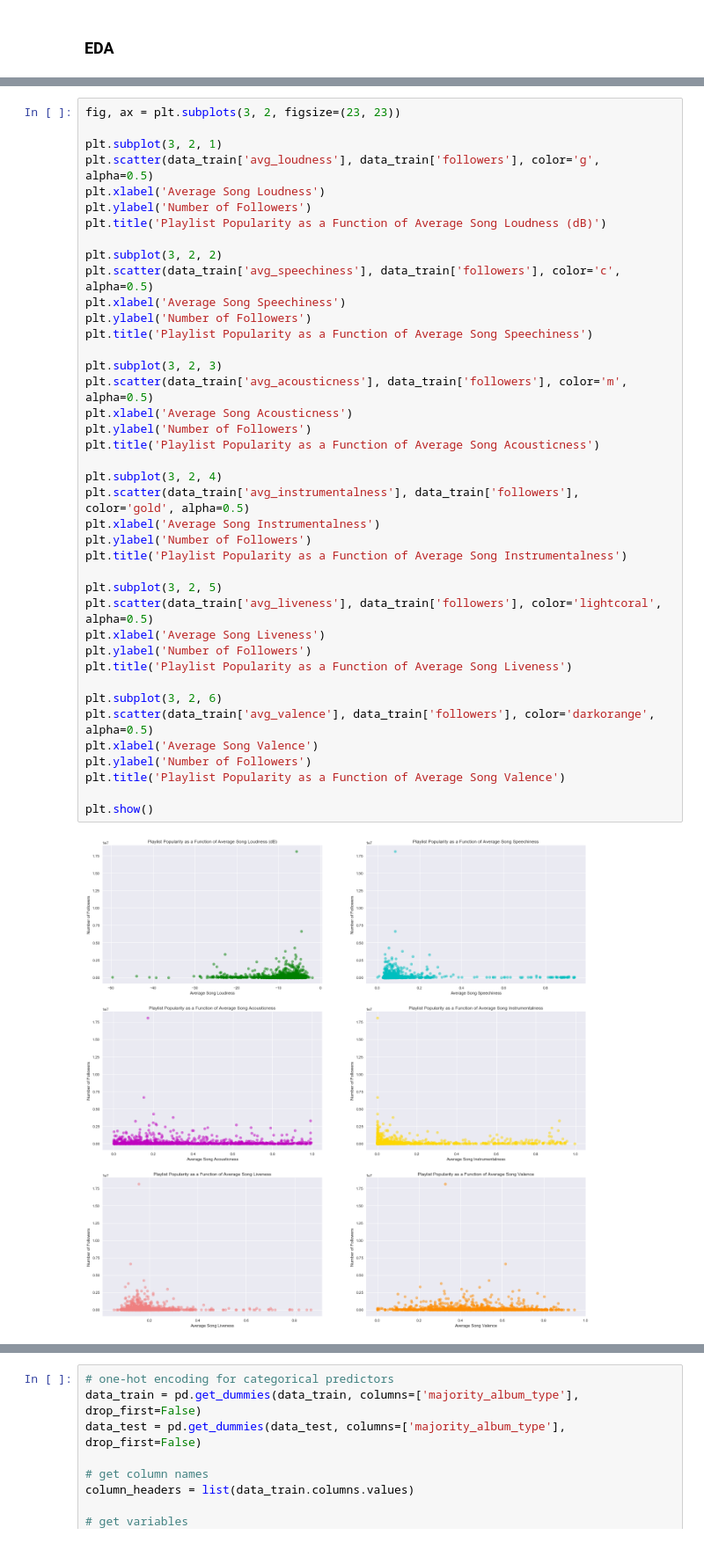
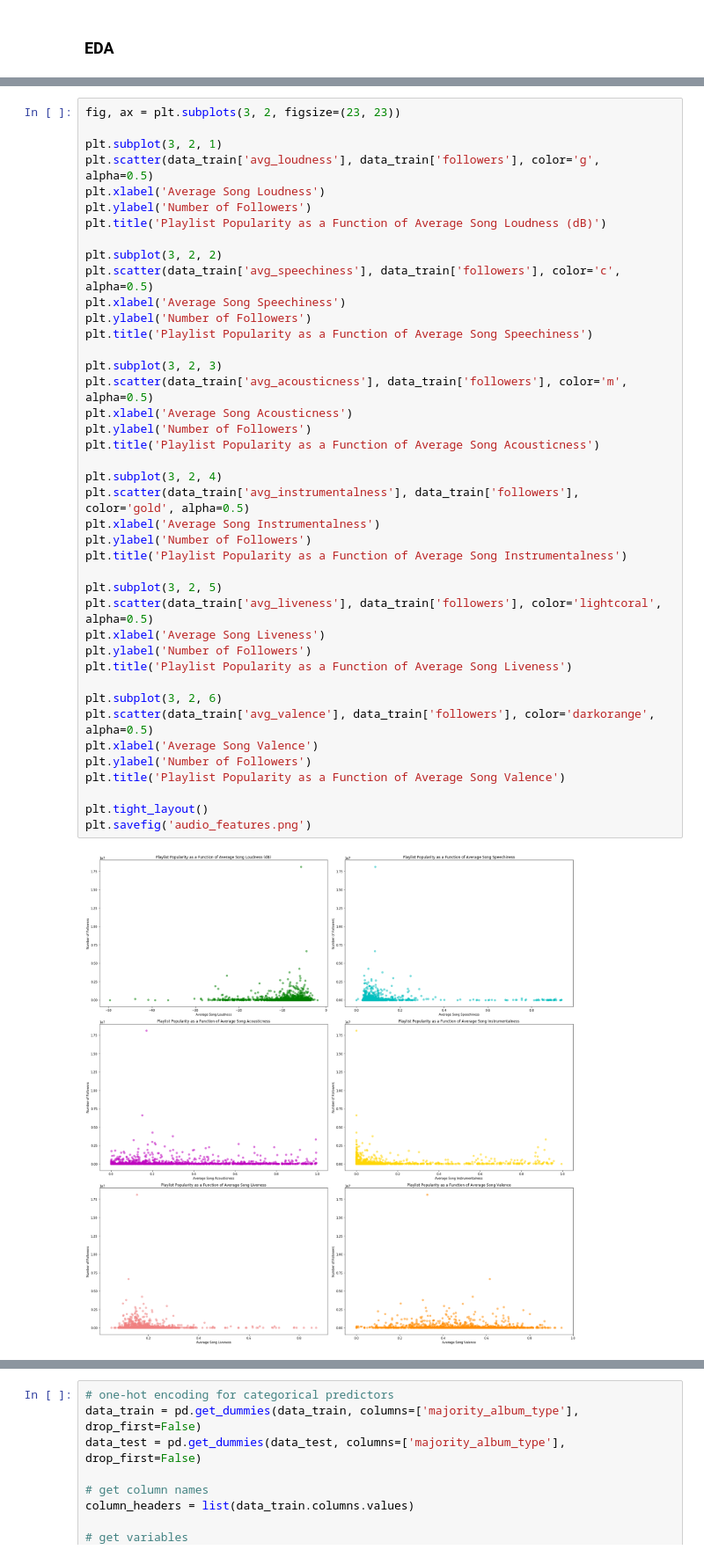
Before and after one commit to michelle-chiang/CS109-Final-Project, a Jupyter notebook: FILES FOR SUBMISSION/cs109a_final_project_models.ipynb, the cells around one changed output, grey strips where cells are left out. Shown at 88% size. Saved outputs shown, nothing was run; the diff lists cells and outputs as text.

```diff
--- a/FILES FOR SUBMISSION/cs109a_final_project_models.ipynb
+++ b/FILES FOR SUBMISSION/cs109a_final_project_models.ipynb
@@ -120,35 +117,36 @@ plt.subplot(3, 2, 2)
 plt.scatter(data_train['avg_speechiness'], data_train['followers'], color='c', alpha=0.5)
 plt.xlabel('Average Song Speechiness')
 plt.ylabel('Number of Followers')
 plt.title('Playlist Popularity as a Function of Average Song Speechiness')
 
 plt.subplot(3, 2, 3)
 plt.scatter(data_train['avg_acousticness'], data_train['followers'], color='m', alpha=0.5)
 plt.xlabel('Average Song Acousticness')
 plt.ylabel('Number of Followers')
 plt.title('Playlist Popularity as a Function of Average Song Acousticness')
 
 plt.subplot(3, 2, 4)
 plt.scatter(data_train['avg_instrumentalness'], data_train['followers'], color='gold', alpha=0.5)
 plt.xlabel('Average Song Instrumentalness')
 plt.ylabel('Number of Followers')
 plt.title('Playlist Popularity as a Function of Average Song Instrumentalness')
 
 plt.subplot(3, 2, 5)
 plt.scatter(data_train['avg_liveness'], data_train['followers'], color='lightcoral', alpha=0.5)
 plt.xlabel('Average Song Liveness')
 plt.ylabel('Number of Followers')
 plt.title('Playlist Popularity as a Function of Average Song Liveness')
 
 plt.subplot(3, 2, 6)
 plt.scatter(data_train['avg_valence'], data_train['followers'], color='darkorange', alpha=0.5)
 plt.xlabel('Average Song Valence')
 plt.ylabel('Number of Followers')
 plt.title('Playlist Popularity as a Function of Average Song Valence')
 
-plt.show()
+plt.tight_layout()
+plt.savefig('audio_features.png')
 # %% [output]
-[figure, old version]
+[figure, new version]
 # %%
 fig, ax = plt.subplots(2, 2, figsize=(23, 16))
 
```
Also changed, not shown: parts of 9 cells of this notebook, 1 other file.
